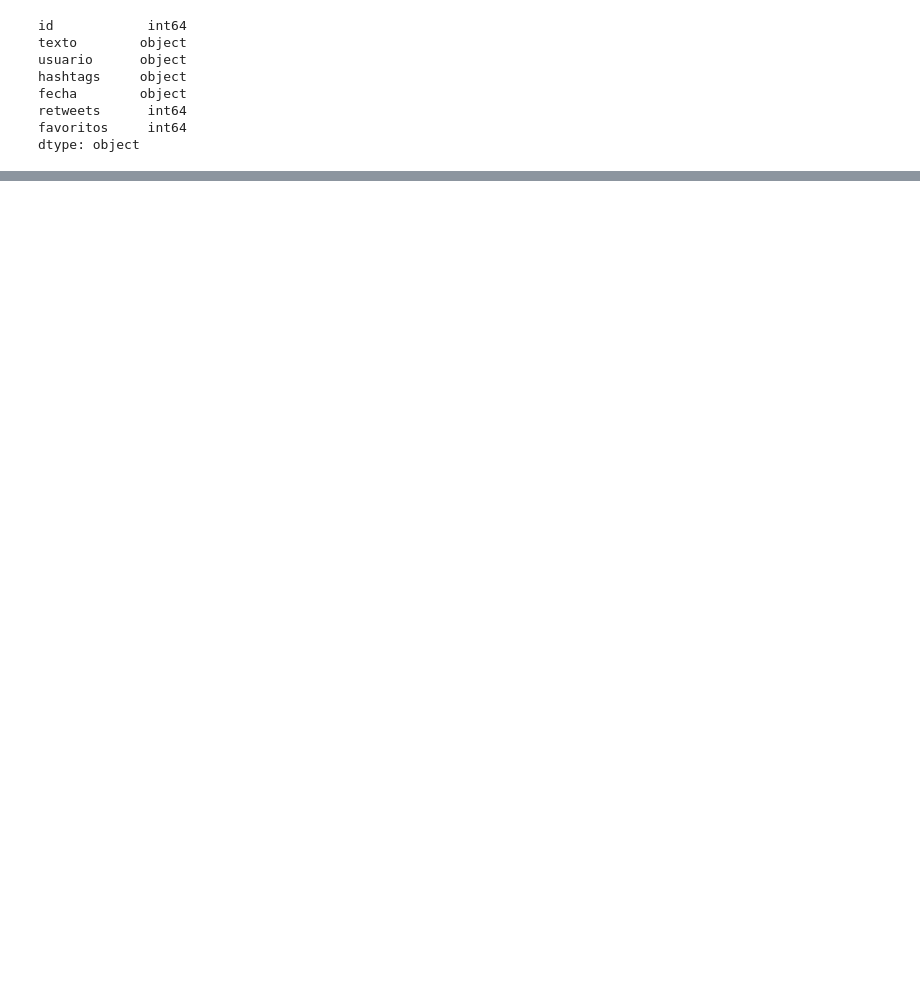
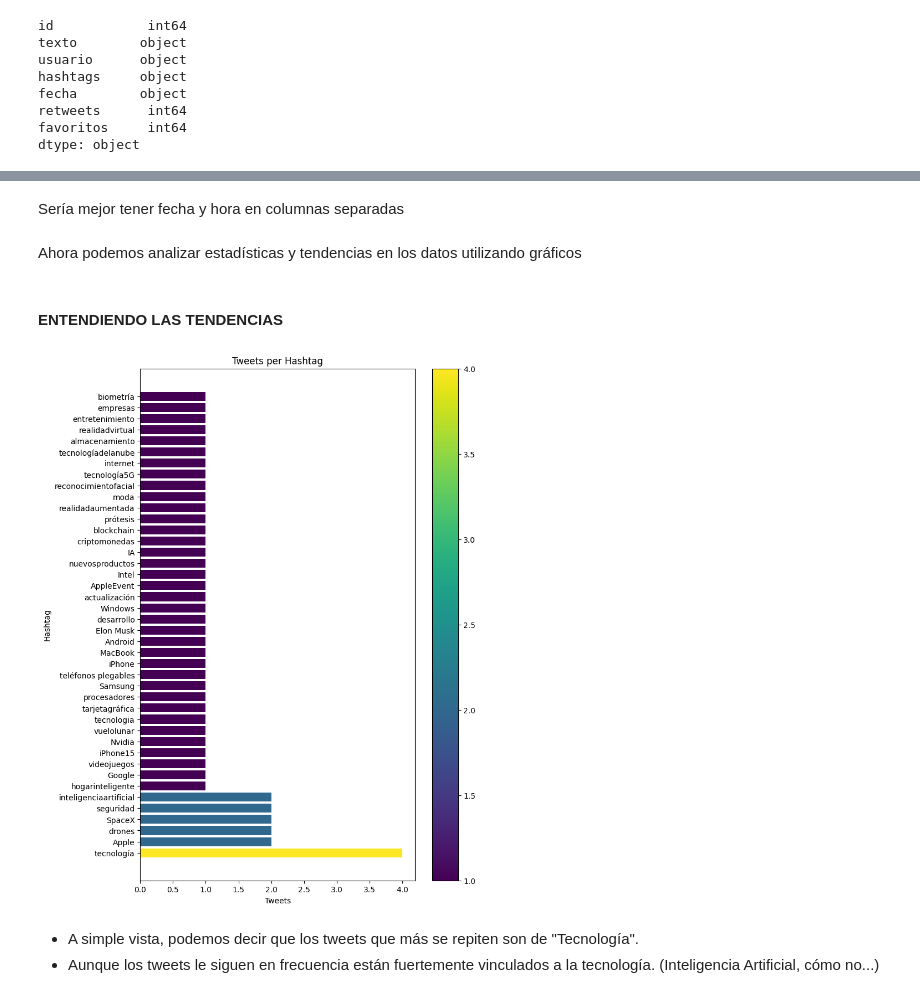
Before and after one commit to laucha-cf/Trending_Topic, a Jupyter notebook: EDA_Analisys.ipynb, the cells around one changed output, grey strips where cells are left out. Drawn from its saved outputs; the diff is of its cells as text; code cells hidden in the pictures; blank space fills up the shorter version.

Commit message:
Transformaciones en hashtags y fecha. Comienzo de gráficos

```diff
--- a/EDA_Analisys.ipynb
+++ b/EDA_Analisys.ipynb
@@ -33,0 +94,43 @@ dtype: object
+# %%
+df = df.explode(column='hashtags')
+# %% [markdown]
+Sería mejor tener fecha y hora en columnas separadas
+# %%
+df[['fecha', 'hora']] = df['fecha'].str.split(' ', expand=True)
+# %% [markdown]
+Ahora podemos analizar estadísticas y tendencias en los datos utilizando gráficos
+# %% [markdown]
+#### ENTENDIENDO LAS TENDENCIAS
+# %%
+fig, ax = plt.subplots(figsize=(8, 12))
+
+# Contamos la ocurrencia de tweets por hashtag
+data = df['hashtags'].value_counts()
+
+# Obtenemos X e Y. Pero los intercambiamos para un gráfico horizontal
+hashtags = data.index
+tweet_count = data.values
+
+# Simplemente para obtener distintos colores de barras
+cmap = plt.get_cmap('viridis')
+normalize = plt.Normalize(vmin=min(tweet_count), vmax=max(tweet_count))
+
+# Creamos el gráfico de barras horizontal con los colores generados
+bars = ax.barh(hashtags, tweet_count, color=cmap(normalize(tweet_count)))
+
+# Añadimos una barra de colores de referencia (a la derecha)
+sm = plt.cm.ScalarMappable(cmap=cmap, norm=normalize)
+sm.set_array([])
+cbar = plt.colorbar(sm)
+
+# Seteamos título y etiquetas
+ax.set_title('Tweets per Hashtag')
+ax.set_xlabel('Tweets')
+ax.set_ylabel('Hashtag')
+
+plt.show()
+# %% [output]
+[figure, added]
+# %% [markdown]
+- A simple vista, podemos decir que los tweets que más se repiten son de "Tecnología".
+- Aunque los tweets le siguen en frecuencia están fuertemente vinculados a la tecnología. (Inteligencia Artificial, cómo no...)
```
Also changed, not shown: parts of 13 cells of this notebook.
